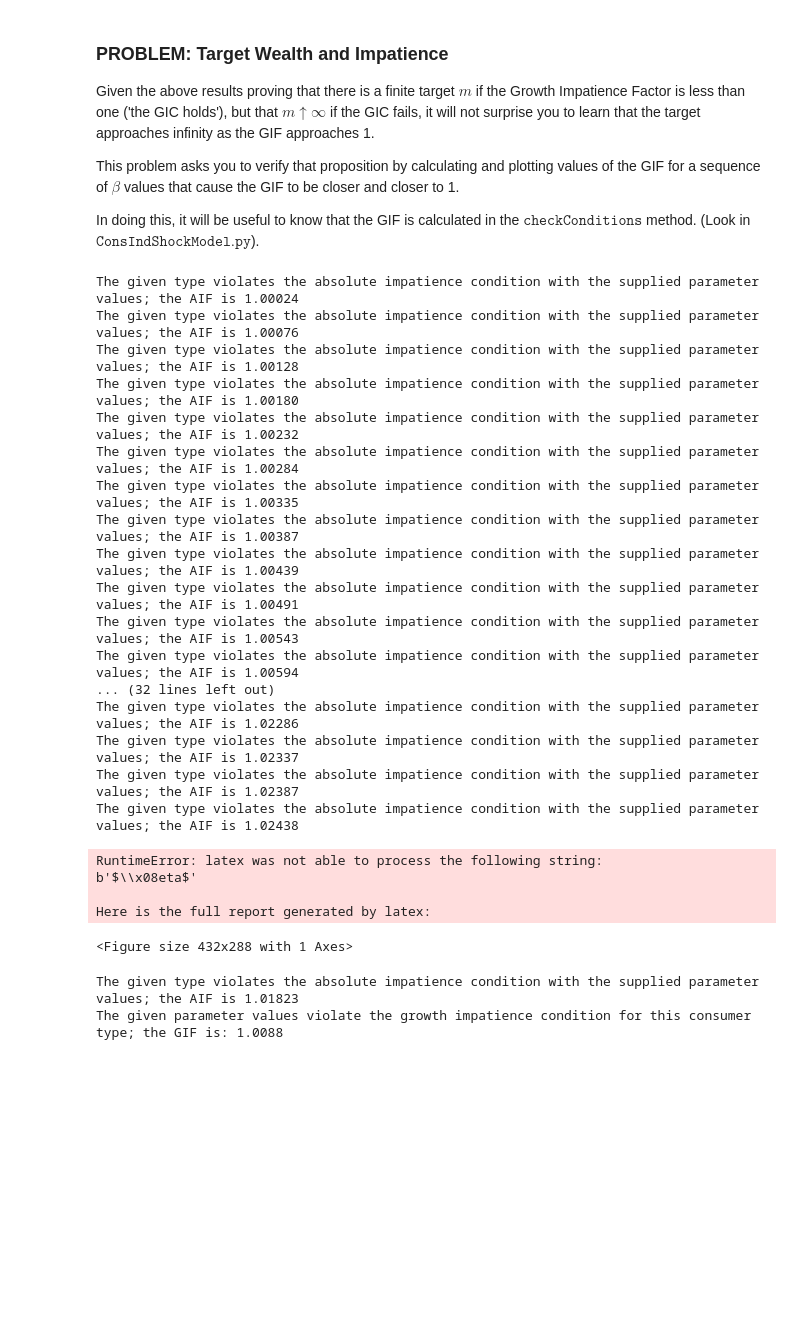
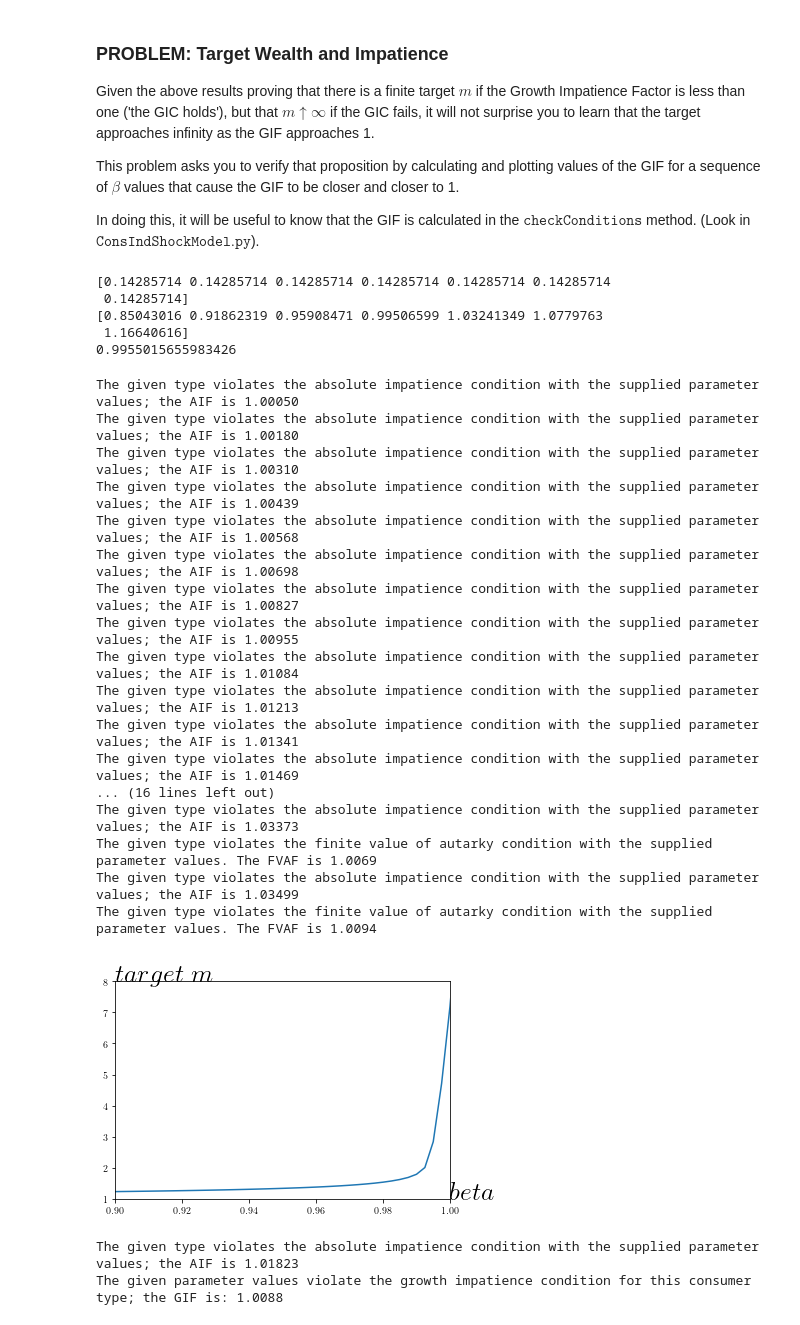
Before and after one commit to oliwiakomada/REMARK, a Jupyter notebook: REMARKs/BufferStockTheory/BufferStockTheory-Problems.ipynb, the cells around one changed output. Drawn from its saved outputs; the diff is of its cells as text; code cells hidden in the pictures; blank space fills up the shorter version.

```diff
--- a/REMARKs/BufferStockTheory/BufferStockTheory-Problems.ipynb
+++ b/REMARKs/BufferStockTheory/BufferStockTheory-Problems.ipynb
@@ -496,6 +496,16 @@ Given the above results proving that there is a finite target $m$ if the Growth
 This problem asks you to verify that proposition by calculating and plotting values of the GIF for a sequence of $\beta$ values that cause the GIF to be closer and closer to 1.
 
 In doing this, it will be useful to know that the GIF is calculated in the $\texttt{checkConditions}$ method.  (Look in $\texttt{ConsIndShockModel.py}$).
+# %%
+print(baseEx.PermShkDstn[0][0])
+print(baseEx.PermShkDstn[0][1])
+print(GIF)
+# %% [output]
+[0.14285714 0.14285714 0.14285714 0.14285714 0.14285714 0.14285714
+ 0.14285714]
+[0.85043016 0.91862319 0.95908471 0.99506599 1.03241349 1.0779763
+ 1.16640616]
+0.9955015655983426
 # %%
 # baseEx_inf.solution[0].mNrmSS show targeted value of wealth
 my_ex = IndShockConsumerType(cycles=0,**base_params)
@@ -505,45 +515,46 @@ m_target = []
 beta_value = []
 
 i = 0
-while i<110:
+GIF = 0
+while (GIF<1 and i< 53):
     my_ex_Now=deepcopy(my_ex)
-    my_ex_Now.𝙳𝚒𝚜𝚌𝙵𝚊𝚌=0.9+i*0.001
+    my_ex_Now.𝙳𝚒𝚜𝚌𝙵𝚊𝚌=0.9+i*0.0025
     my_ex_Now.solve()
     m_target.append(my_ex_Now.solution[0].mNrmSS)
-    beta_value.append(0.9+i*0.001)
+    beta_value.append(0.9+i*0.0025)
+    EPermShkInv=np.dot(my_ex_Now.PermShkDstn[0][0],1/my_ex_Now.PermShkDstn[0][1])
+    PermGroFacAdj=my_ex_Now.PermGroFac[0]*EPermShkInv
+    Thorn=my_ex_Now.LivPrb[0]*(my_ex_Now.Rfree*my_ex_Now.DiscFac)**(1/my_ex_Now.CRRA)
+    GIF=Thorn/PermGroFacAdj
     i += 1
 # %% [output]
-The given type violates the absolute impatience condition with the supplied parameter values; the AIF is 1.00024
-The given type violates the absolute impatience condition with the supplied parameter values; the AIF is 1.00076
-The given type violates the absolute impatience condition with the supplied parameter values; the AIF is 1.00128
+The given type violates the absolute impatience condition with the supplied parameter values; the AIF is 1.00050
 The given type violates the absolute impatience condition with the supplied parameter values; the AIF is 1.00180
-The given type violates the absolute impatience condition with the supplied parameter values; the AIF is 1.00232
-The given type violates the absolute impatience condition with the supplied parameter values; the AIF is 1.00284
-The given type violates the absolute impatience condition with the supplied parameter values; the AIF is 1.00335
-The given type violates the absolute impatience condition with the supplied parameter values; the AIF is 1.00387
+The given type violates the absolute impatience condition with the supplied parameter values; the AIF is 1.00310
 The given type violates the absolute impatience condition with the supplied parameter values; the AIF is 1.00439
-The given type violates the absolute impatience condition with the supplied parameter values; the AIF is 1.00491
-The given type violates the absolute impatience condition with the supplied parameter values; the AIF is 1.00543
-The given type violates the absolute impatience condition with the supplied parameter values; the AIF is 1.00594
-... (32 lines left out)
-The given type violates the absolute impatience condition with the supplied parameter values; the AIF is 1.02286
-The given type violates the absolute impatience condition with the supplied parameter values; the AIF is 1.02337
-The given type violates the absolute impatience condition with the supplied parameter values; the AIF is 1.02387
-The given type violates the absolute impatience condition with the supplied parameter values; the AIF is 1.02438
+The given type violates the absolute impatience condition with the supplied parameter values; the AIF is 1.00568
+The given type violates the absolute impatience condition with the supplied parameter values; the AIF is 1.00698
+The given type violates the absolute impatience condition with the supplied parameter values; the AIF is 1.00827
+The given type violates the absolute impatience condition with the supplied parameter values; the AIF is 1.00955
+The given type violates the absolute impatience condition with the supplied parameter values; the AIF is 1.01084
+The given type violates the absolute impatience condition with the supplied parameter values; the AIF is 1.01213
+The given type violates the absolute impatience condition with the supplied parameter values; the AIF is 1.01341
+The given type violates the absolute impatience condition with the supplied parameter values; the AIF is 1.01469
+... (16 lines left out)
+The given type violates the absolute impatience condition with the supplied parameter values; the AIF is 1.03373
+The given type violates the finite value of autarky condition with the supplied parameter values. The FVAF is 1.0069
+The given type violates the absolute impatience condition with the supplied parameter values; the AIF is 1.03499
+The given type violates the finite value of autarky condition with the supplied parameter values. The FVAF is 1.0094
 # %%
 
 
 plt.plot( beta_value, m_target)
 plt.axis([0.9, 1, 1, 8])
-plt.text(0.9,8,"$mtarget$",fontsize = 26)
-plt.text(1,1,"$\beta$",fontsize = 26)
+plt.text(0.9,8,"$target\ m$",fontsize = 26)
+plt.text(1,1,"$beta$",fontsize = 26)
 plt.show()
 # %% [output]
-RuntimeError: latex was not able to process the following string:
-b'$\\x08eta$'
-
-Here is the full report generated by latex:
-<Figure size 432x288 with 1 Axes>
+[figure, added]
 # %%
 # Plot GICFailExample consumption function against the sustainable level of consumption
 
```
